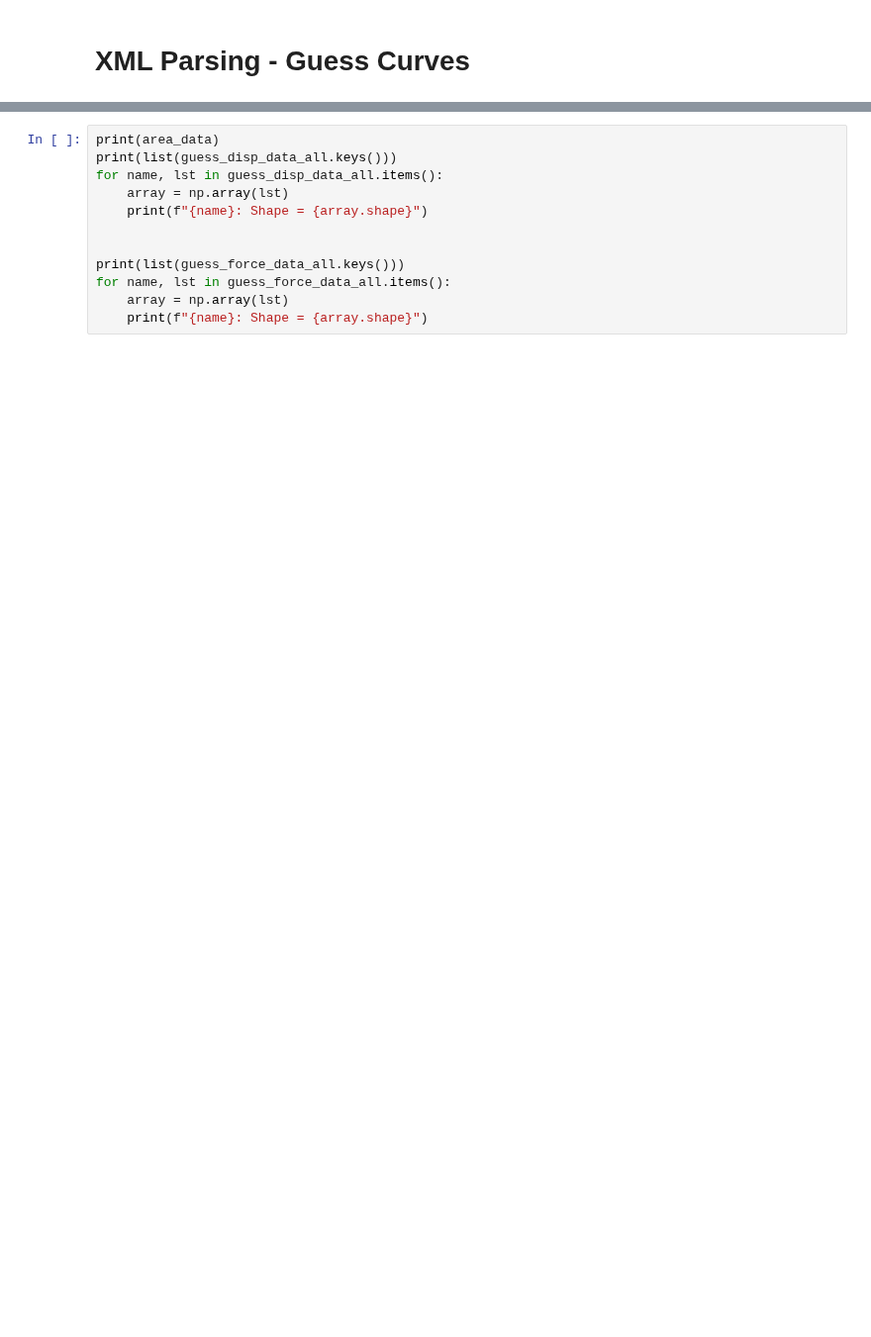
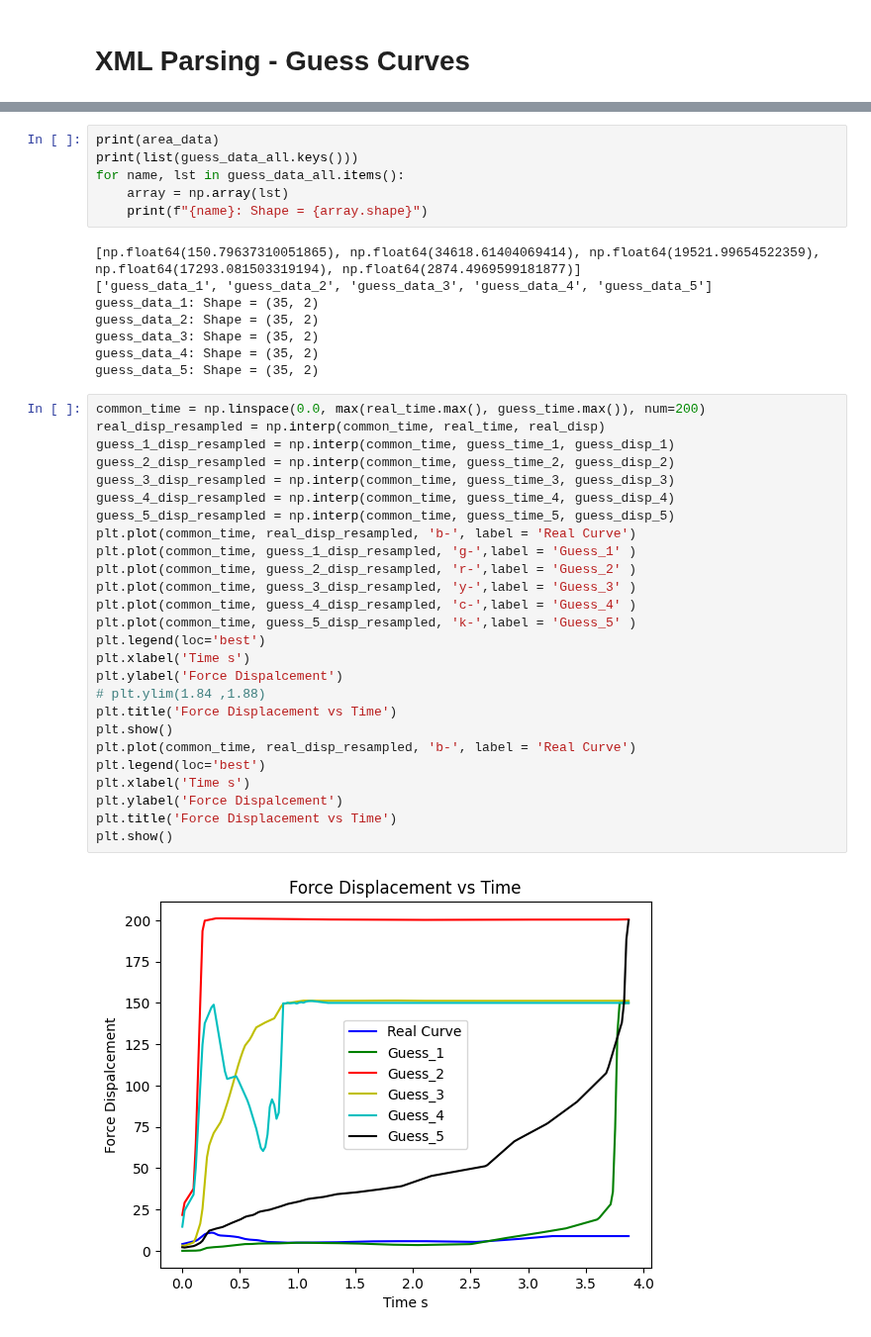
Before and after one commit to mariogov/moldflow_automation, a Jupyter notebook: Parameter_Identifier.ipynb, the cells around one changed output, grey strips where cells are left out. Shown at 99% size. Cells and saved outputs as stored; diff of their text form; blank space fills up the shorter version.

```diff
--- a/Parameter_Identifier.ipynb
+++ b/Parameter_Identifier.ipynb
@@ -251,12 +338,42 @@ print(guess_force_data_all)
 # %%
 print(area_data)
-print(list(guess_disp_data_all.keys()))
-for name, lst in guess_disp_data_all.items():
+print(list(guess_data_all.keys()))
+for name, lst in guess_data_all.items():
     array = np.array(lst)
     print(f"{name}: Shape = {array.shape}")
-
-
-print(list(guess_force_data_all.keys()))
-for name, lst in guess_force_data_all.items():
-    array = np.array(lst)
-    print(f"{name}: Shape = {array.shape}")
+# %% [output]
+[np.float64(150.79637310051865), np.float64(34618.61404069414), np.float64(19521.99654522359), np.float64(17293.081503319194), np.float64(2874.4969599181877)]
+['guess_data_1', 'guess_data_2', 'guess_data_3', 'guess_data_4', 'guess_data_5']
+guess_data_1: Shape = (35, 2)
+guess_data_2: Shape = (35, 2)
+guess_data_3: Shape = (35, 2)
+guess_data_4: Shape = (35, 2)
+guess_data_5: Shape = (35, 2)
+# %%
+common_time = np.linspace(0.0, max(real_time.max(), guess_time.max()), num=200)
+real_disp_resampled = np.interp(common_time, real_time, real_disp)
+guess_1_disp_resampled = np.interp(common_time, guess_time_1, guess_disp_1)
+guess_2_disp_resampled = np.interp(common_time, guess_time_2, guess_disp_2)
+guess_3_disp_resampled = np.interp(common_time, guess_time_3, guess_disp_3)
+guess_4_disp_resampled = np.interp(common_time, guess_time_4, guess_disp_4)
+guess_5_disp_resampled = np.interp(common_time, guess_time_5, guess_disp_5)
+plt.plot(common_time, real_disp_resampled, 'b-', label = 'Real Curve')
+plt.plot(common_time, guess_1_disp_resampled, 'g-',label = 'Guess_1' )
+plt.plot(common_time, guess_2_disp_resampled, 'r-',label = 'Guess_2' )
+plt.plot(common_time, guess_3_disp_resampled, 'y-',label = 'Guess_3' )
+plt.plot(common_time, guess_4_disp_resampled, 'c-',label = 'Guess_4' )
+plt.plot(common_time, guess_5_disp_resampled, 'k-',label = 'Guess_5' )
+plt.legend(loc='best')
+plt.xlabel('Time s')
+plt.ylabel('Force Dispalcement')
+# plt.ylim(1.84 ,1.88)
+plt.title('Force Displacement vs Time')
+plt.show()
+plt.plot(common_time, real_disp_resampled, 'b-', label = 'Real Curve')
+plt.legend(loc='best')
+plt.xlabel('Time s')
+plt.ylabel('Force Dispalcement')
+plt.title('Force Displacement vs Time')
+plt.show()
+# %% [output]
+[figure, added]
```
Also changed, not shown: parts of 14 cells of this notebook, 2 other files.
